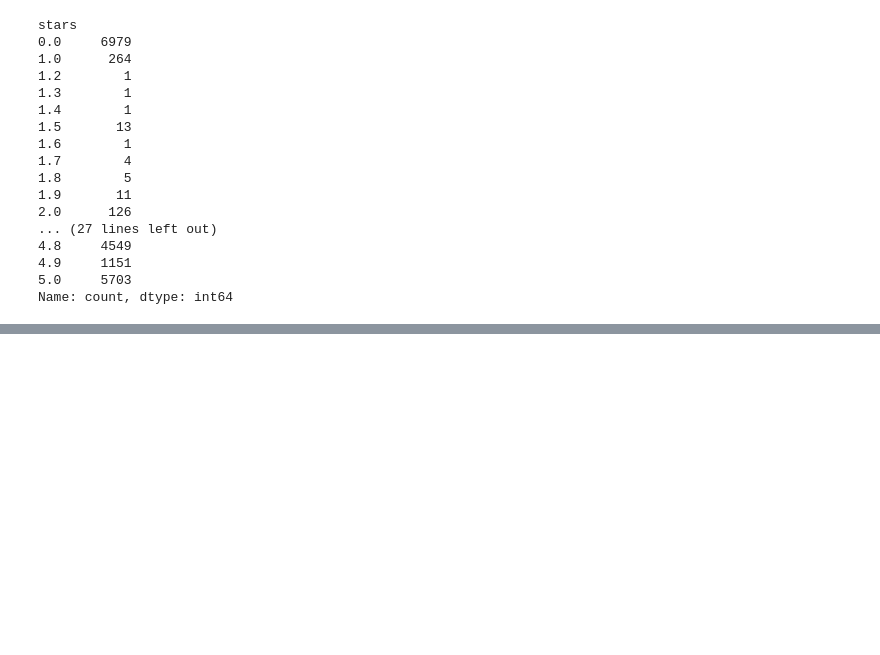
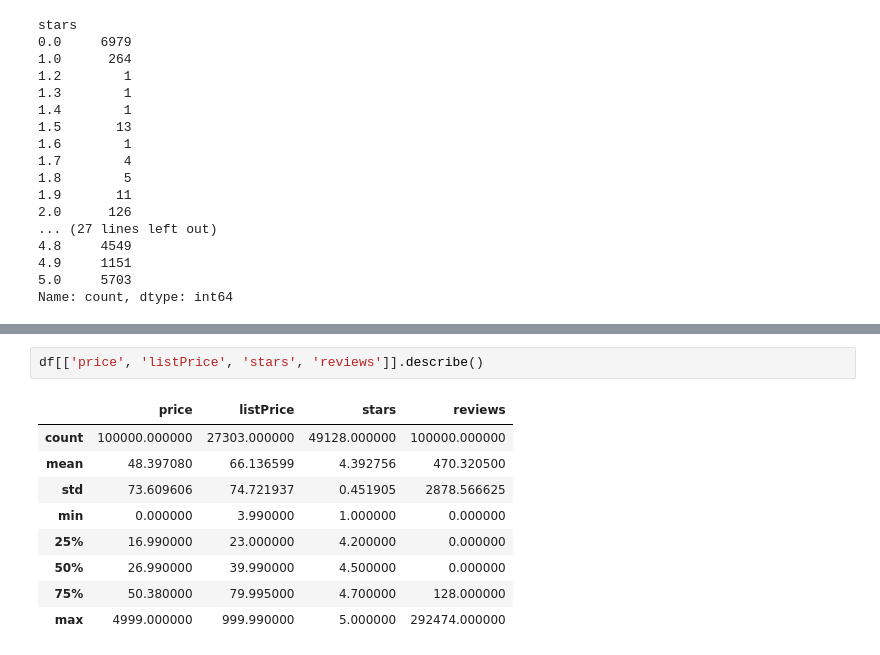
Before and after one commit to Niraj7272/E-Commerce_Product_Clustering_K-Means, a Jupyter notebook: notebooks/product_Clustering.ipynb, the cells around one changed output, grey strips where cells are left out. Drawn from its saved outputs; the diff is of its cells as text; blank space fills up the shorter version.

```diff
--- a/notebooks/product_Clustering.ipynb
+++ b/notebooks/product_Clustering.ipynb
@@ -299,0 +351,12 @@ Name: count, dtype: int64
+# %%
+df[['price', 'listPrice', 'stars', 'reviews']].describe()
+# %% [output]
+|  | price | listPrice | stars | reviews |
+| count | 100000.000000 | 27303.000000 | 49128.000000 | 100000.000000 |
+| mean | 48.397080 | 66.136599 | 4.392756 | 470.320500 |
+| std | 73.609606 | 74.721937 | 0.451905 | 2878.566625 |
+| min | 0.000000 | 3.990000 | 1.000000 | 0.000000 |
+| 25% | 16.990000 | 23.000000 | 4.200000 | 0.000000 |
+| 50% | 26.990000 | 39.990000 | 4.500000 | 0.000000 |
+| 75% | 50.380000 | 79.995000 | 4.700000 | 128.000000 |
+| max | 4999.000000 | 999.990000 | 5.000000 | 292474.000000 |
```
Also changed, not shown: parts of 30 cells of this notebook.
